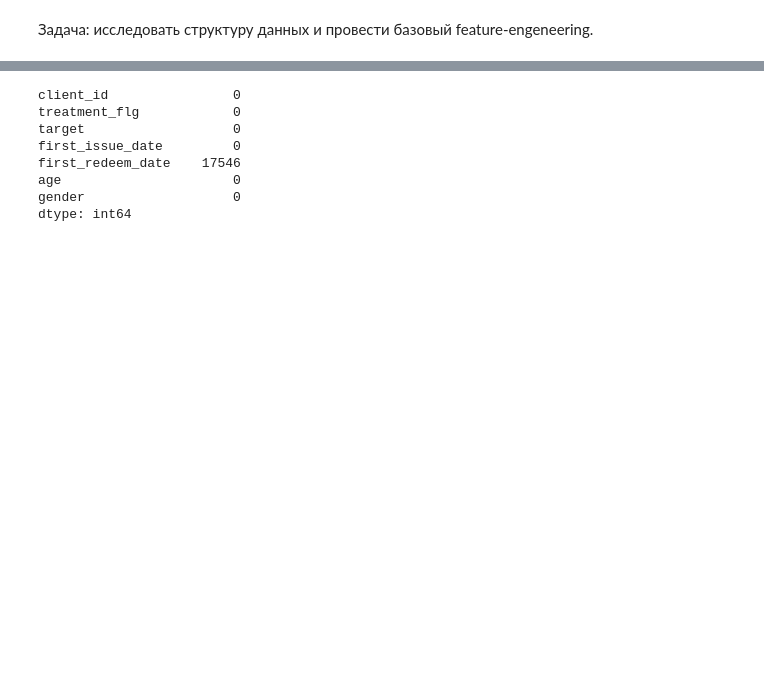
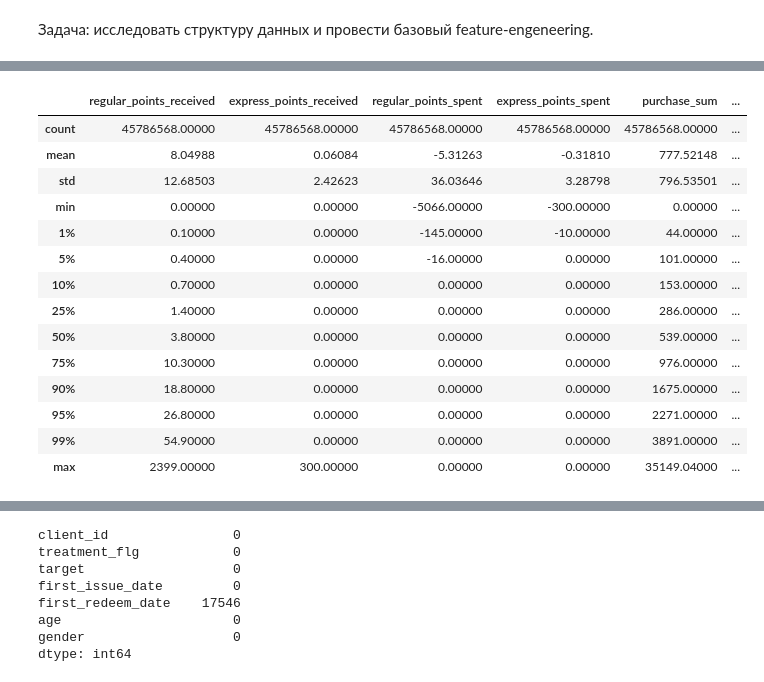
Before and after one commit to VShilovich/uplift-modeling-hse, a Jupyter notebook: EDA/eda.ipynb, the cells around one changed output, grey strips where cells are left out. Saved outputs shown, nothing was run; the diff lists cells and outputs as text; code cells hidden in the pictures; blank space fills up the shorter version.

```diff
--- a/EDA/eda.ipynb
+++ b/EDA/eda.ipynb
@@ -51,3 +102,3 @@ df_clients.describe
 # %%
-purchases.describe
+purchases.describe(percentiles=[0.01, 0.05, 0.1, 0.25, 0.5, 0.75, 0.9, 0.95, 0.99]).apply(lambda s: s.apply('{0:.5f}'.format))
 # %% [output]
@@ -70,0 +105,15 @@ purchases.describe
+|  | regular_points_received | express_points_received | regular_points_spent | express_points_spent | purchase_sum | ... |
+| count | 45786568.00000 | 45786568.00000 | 45786568.00000 | 45786568.00000 | 45786568.00000 | ... |
+| mean | 8.04988 | 0.06084 | -5.31263 | -0.31810 | 777.52148 | ... |
+| std | 12.68503 | 2.42623 | 36.03646 | 3.28798 | 796.53501 | ... |
+| min | 0.00000 | 0.00000 | -5066.00000 | -300.00000 | 0.00000 | ... |
+| 1% | 0.10000 | 0.00000 | -145.00000 | -10.00000 | 44.00000 | ... |
+| 5% | 0.40000 | 0.00000 | -16.00000 | 0.00000 | 101.00000 | ... |
+| 10% | 0.70000 | 0.00000 | 0.00000 | 0.00000 | 153.00000 | ... |
+| 25% | 1.40000 | 0.00000 | 0.00000 | 0.00000 | 286.00000 | ... |
+| 50% | 3.80000 | 0.00000 | 0.00000 | 0.00000 | 539.00000 | ... |
+| 75% | 10.30000 | 0.00000 | 0.00000 | 0.00000 | 976.00000 | ... |
+| 90% | 18.80000 | 0.00000 | 0.00000 | 0.00000 | 1675.00000 | ... |
+| 95% | 26.80000 | 0.00000 | 0.00000 | 0.00000 | 2271.00000 | ... |
+| 99% | 54.90000 | 0.00000 | 0.00000 | 0.00000 | 3891.00000 | ... |
+| max | 2399.00000 | 300.00000 | 0.00000 | 0.00000 | 35149.04000 | ... |
```
Also changed, not shown: parts of 12 cells of this notebook, 3 other files.
